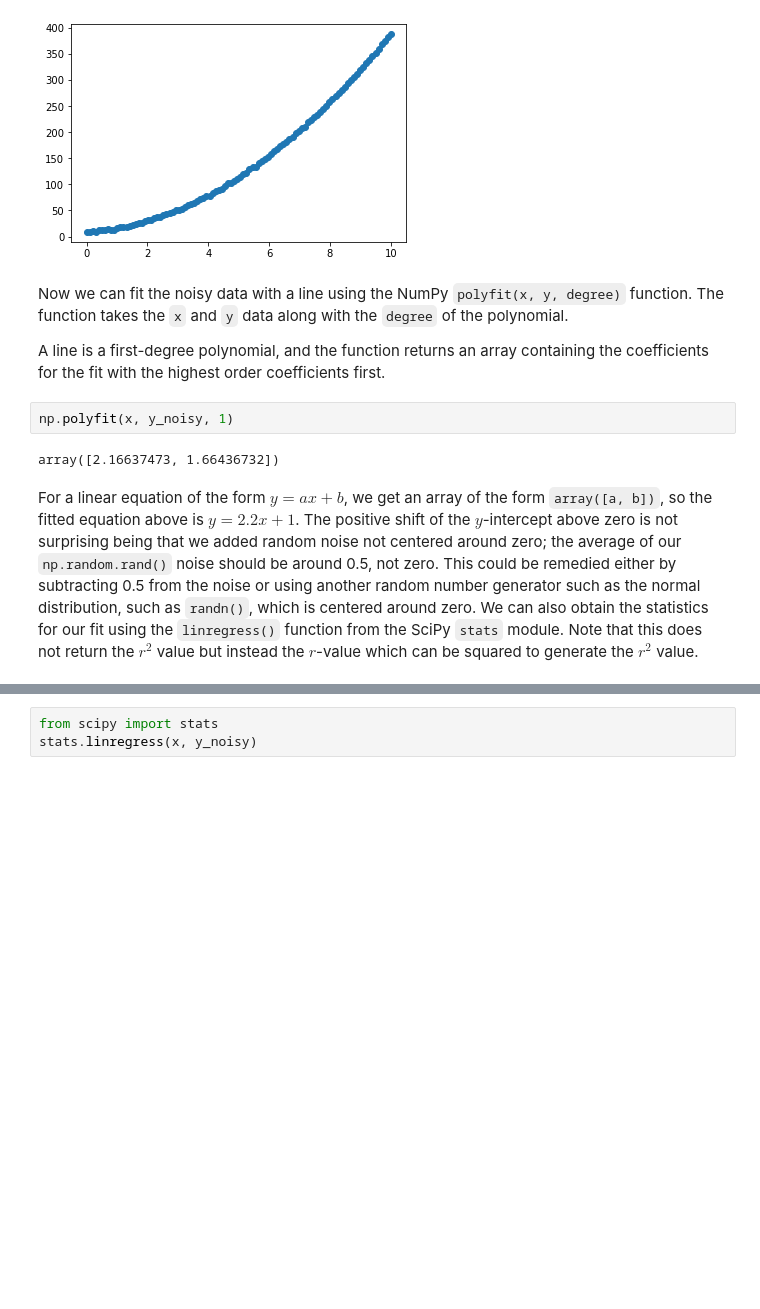
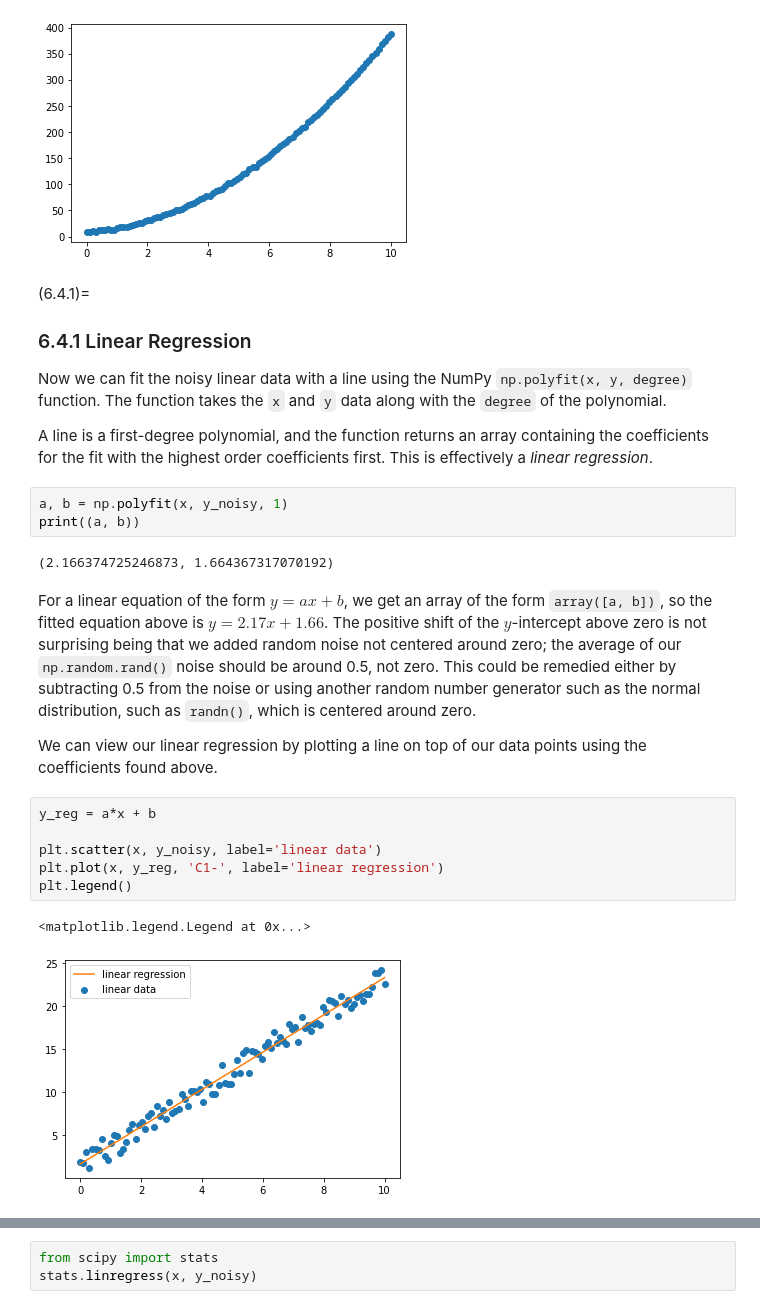
Before and after one commit to weisscharlesj/SciCompforChemists, a Jupyter notebook: _sources/notebooks/chapter_06/chap_06_notebook.ipynb, the cells around one changed output, grey strips where cells are left out. Saved outputs shown, nothing was run; the diff lists cells and outputs as text; blank space fills up the shorter version.

```diff
--- a/_sources/notebooks/chapter_06/chap_06_notebook.ipynb
+++ b/_sources/notebooks/chapter_06/chap_06_notebook.ipynb
@@ -348,12 +345,27 @@ plt.scatter(x, y2_noisy)
 <matplotlib.collections.PathCollection at 0x...>
 [figure]
 # %% [markdown]
-Now we can fit the noisy data with a line using the NumPy `polyfit(x, y, degree)` function. The function takes the `x` and `y` data along with the `degree` of the polynomial.
+(6.4.1)=
+### 6.4.1 Linear Regression
 
-A line is a first-degree polynomial, and the function returns an array containing the coefficients for the fit with the highest order coefficients first.
+Now we can fit the noisy linear data with a line using the NumPy `np.polyfit(x, y, degree)` function. The function takes the `x` and `y` data along with the `degree` of the polynomial.
+
+A line is a first-degree polynomial, and the function returns an array containing the coefficients for the fit with the highest order coefficients first. This is effectively a *linear regression*.
 # %%
-np.polyfit(x, y_noisy, 1)
+a, b = np.polyfit(x, y_noisy, 1)
+print((a, b))
 # %% [output]
-array([2.16637473, 1.66436732])
+(2.166374725246873, 1.664367317070192)
 # %% [markdown]
-For a linear equation of the form $y = ax + b$, we get an array of the form `array([a, b])`, so the fitted equation above is $y = 2.2x + 1$. The positive shift of the $y$-intercept above zero is not surprising being that we added random noise not centered around zero; the average of our `np.random.rand()` noise should be around 0.5, not zero. This could be remedied either by subtracting 0.5 from the noise or using another random number generator such as the normal distribution, such as `randn()`, which is centered around zero. We can also obtain the statistics for our fit using the `linregress()` function from the SciPy `stats` module. Note that this does not return the $r^2$ value but instead the $r$-value which can be squared to generate the $r^2$ value.
+For a linear equation of the form $y = ax + b$, we get an array of the form `array([a, b])`, so the fitted equation above is $y = 2.17x + 1.66$. The positive shift of the $y$-intercept above zero is not surprising being that we added random noise not centered around zero; the average of our `np.random.rand()` noise should be around 0.5, not zero. This could be remedied either by subtracting 0.5 from the noise or using another random number generator such as the normal distribution, such as `randn()`, which is centered around zero.
+
+We can view our linear regression by plotting a line on top of our data points using the coefficients found above.
+# %%
+y_reg = a*x + b
+
+plt.scatter(x, y_noisy, label='linear data')
+plt.plot(x, y_reg, 'C1-', label='linear regression')
+plt.legend()
+# %% [output]
+<matplotlib.legend.Legend at 0x...>
+[figure, added]
```
Also changed, not shown: parts of 14 cells of this notebook, 38 other files.
